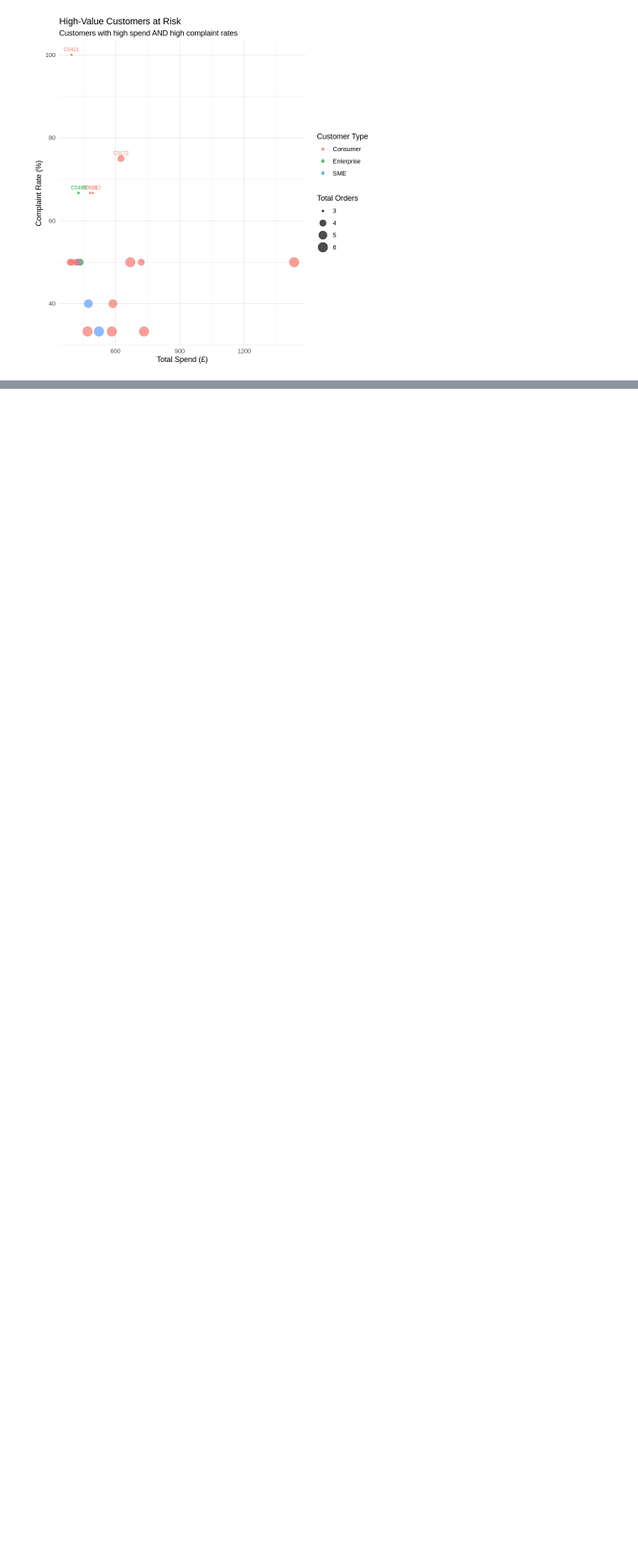
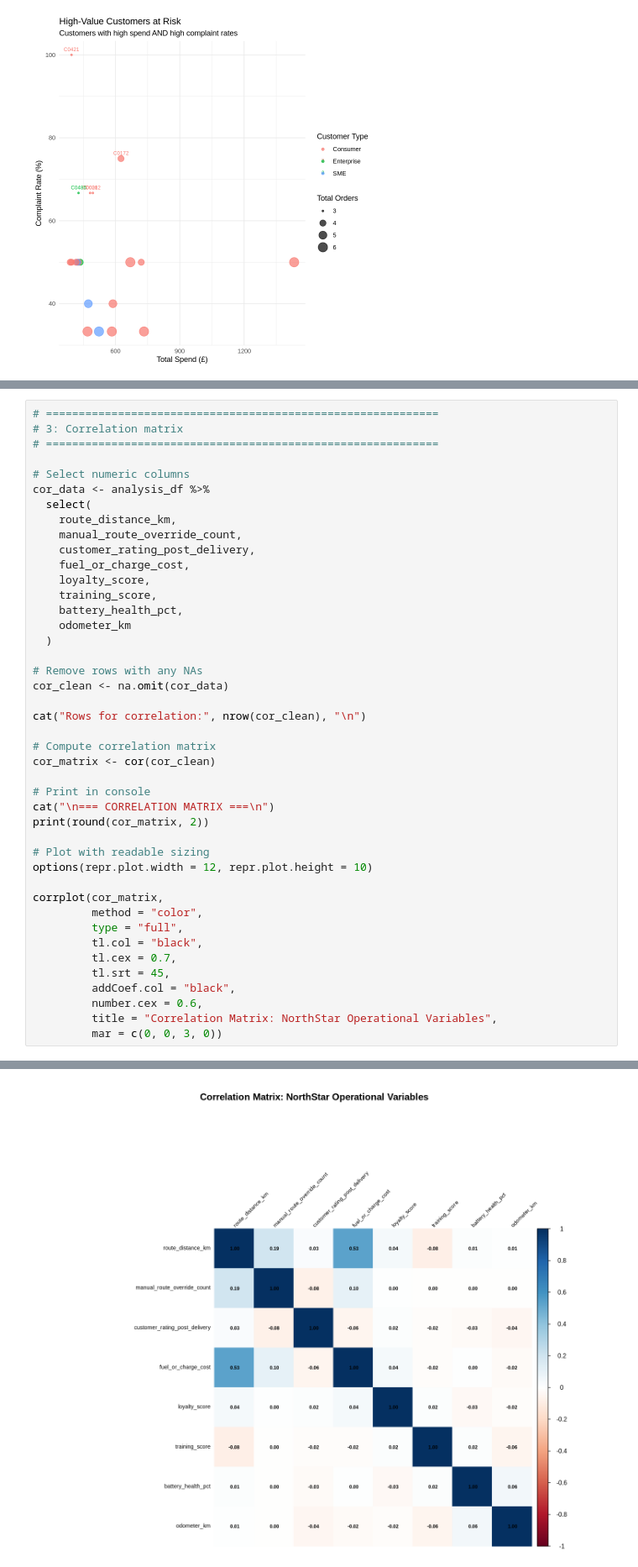
Before and after one commit to anupbatha352-png/northstar-urban-mobility-analysis, a Jupyter notebook: NorthStar_Full_Analysis.ipynb, the cells around one changed output, grey strips where cells are left out. Shown at 84% size. Saved outputs shown, nothing was run; the diff lists cells and outputs as text; blank space fills up the shorter version.

```diff
--- a/NorthStar_Full_Analysis.ipynb
+++ b/NorthStar_Full_Analysis.ipynb
@@ -602,0 +677,44 @@ ggplot(q8_customer_risk,
+# %%
+# ============================================================
+# 3: Correlation matrix
+# ============================================================
+
+# Select numeric columns
+cor_data <- analysis_df %>%
+  select(
+    route_distance_km,
+    manual_route_override_count,
+    customer_rating_post_delivery,
+    fuel_or_charge_cost,
+    loyalty_score,
+    training_score,
+    battery_health_pct,
+    odometer_km
+  )
+
+# Remove rows with any NAs
+cor_clean <- na.omit(cor_data)
+
+cat("Rows for correlation:", nrow(cor_clean), "\n")
+
+# Compute correlation matrix
+cor_matrix <- cor(cor_clean)
+
+# Print in console
+cat("\n=== CORRELATION MATRIX ===\n")
+print(round(cor_matrix, 2))
+
+# Plot with readable sizing
+options(repr.plot.width = 12, repr.plot.height = 10)
+
+corrplot(cor_matrix,
+         method = "color",
+         type = "full",
+         tl.col = "black",
+         tl.cex = 0.7,
+         tl.srt = 45,
+         addCoef.col = "black",
+         number.cex = 0.6,
+         title = "Correlation Matrix: NorthStar Operational Variables",
+         mar = c(0, 0, 3, 0))
+# %% [output]
@@ -602,0 +738 @@ ggplot(q8_customer_risk,
+[figure, added]
```
Also changed, not shown: parts of 7 cells of this notebook.
